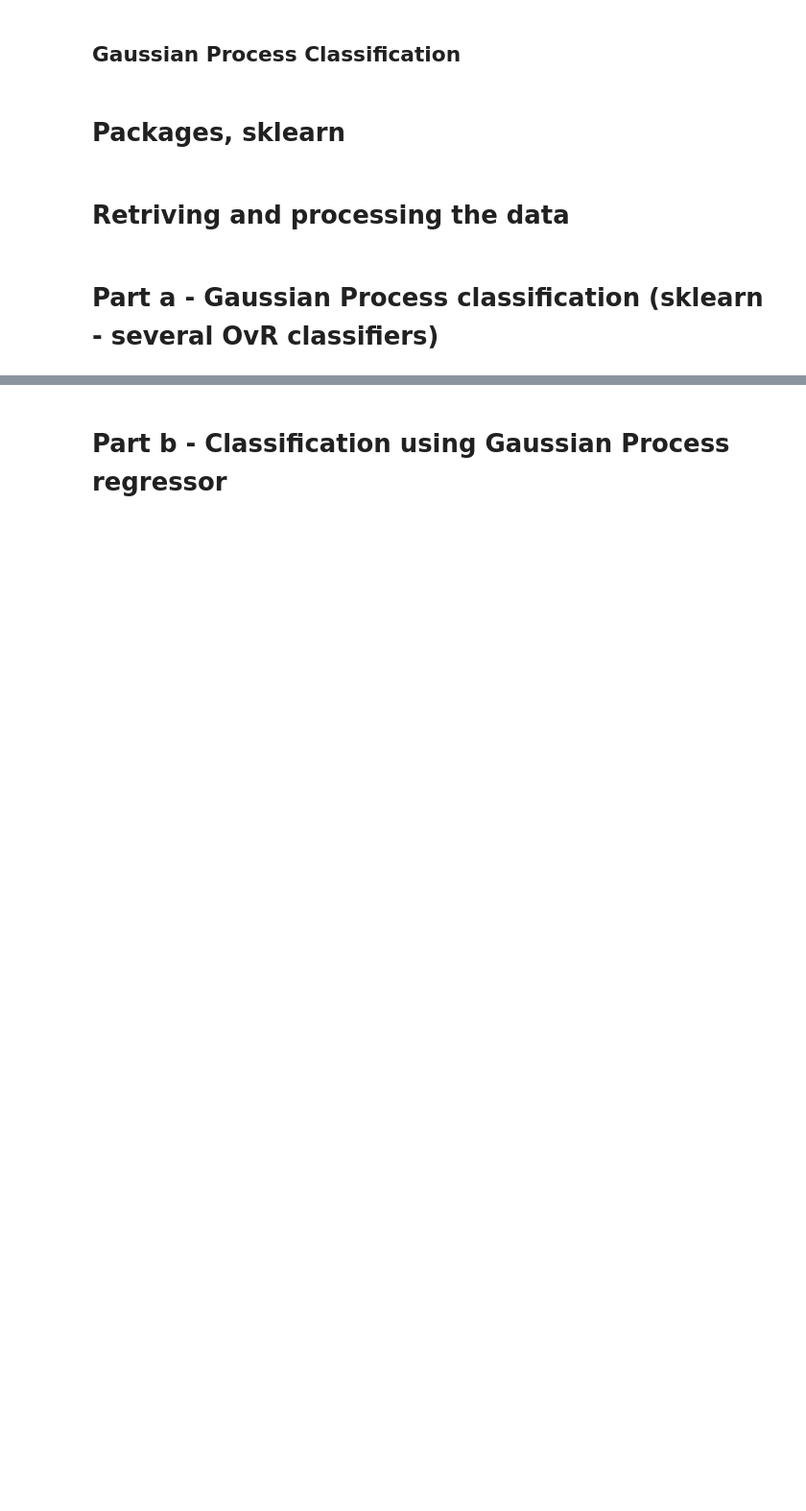
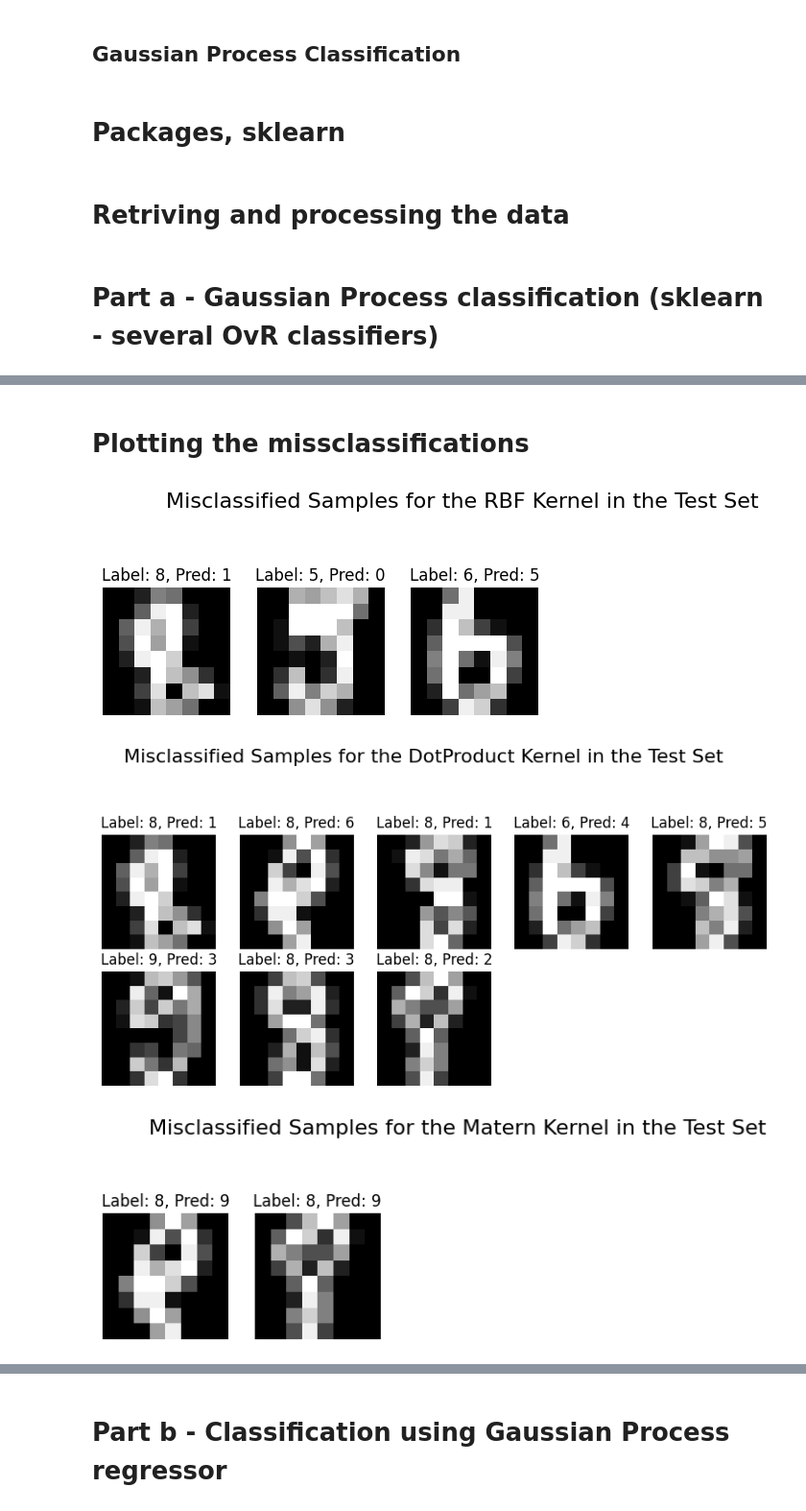
Before and after one commit to AntonVict/Statistical_Machine_Learning_Projects, a Jupyter notebook: Project1/GP/Project_Part2_GP.ipynb, the cells around one changed output, grey strips where cells are left out. Shown at 96% size. Drawn from its saved outputs; the diff is of its cells as text; code cells hidden in the pictures; blank space fills up the shorter version.

```diff
--- a/Project1/GP/Project_Part2_GP.ipynb
+++ b/Project1/GP/Project_Part2_GP.ipynb
@@ -37,12 +34,28 @@ ytest = y[Ntrain:N]
 # %% [markdown]
 # Part a - Gaussian Process classification (sklearn - several OvR classifiers)
 # %%
+N = np.int64(600)
+Ntrain = np.int64(500)
+Ntest = np.int64(100)
+
+Xtrain = X[0:Ntrain-1,:]
+ytrain = y[0:Ntrain-1]
+Xtest = X[Ntrain:N,:]
+ytest = y[Ntrain:N]
+
 kernels = { # Have to pre-define bounds otherwise, sklearn built in optimzier drives the variance to zero.
     "RBF": ConstantKernel (1.0, (1e-2, 1e2)) * RBF(length_scale=10.0, length_scale_bounds=(1e-2, 1e2)),
     "DotProduct": DotProduct(sigma_0=10.0),
     "Matern": ConstantKernel(1.0, (1e1, 1e3)) * Matern(length_scale=1.0, nu=1),
     "RationalQuadratic": RationalQuadratic(),
 }
+
+misclassified_samples = {
+    "train": {},
+    "test": {}
+}
+
+yp_tests = {}
 
 for kernel_name, kernel in kernels.items():
     print(f"Testing kernel: {kernel_name}")
@@ -54,10 +67,17 @@ for kernel_name, kernel in kernels.items():
     train_error_rate = np.mean(np.not_equal(yp_train, ytrain))
     yp_test = gpc.predict(Xtest)
     test_error_rate = np.mean(np.not_equal(yp_test, ytest))
+    yp_tests[kernel_name] = yp_test
 
     # Print results.
     print(f"Training error rate for {kernel_name}: {train_error_rate}")
     print(f"Test error rate for {kernel_name}: {test_error_rate}")
     print("Optimized kernel:", gpc.kernel_, "\n")
+
+    # Find misclassified samples and save them.
+    misclassified_train_indices = np.where(yp_train != ytrain)[0].tolist()
+    misclassified_test_indices = np.where(yp_test != ytest)[0].tolist()
+    misclassified_samples["train"][kernel_name] = misclassified_train_indices
+    misclassified_samples["test"][kernel_name] = misclassified_test_indices
 # %% [output]
 Testing kernel: RBF
@@ -81,0 +102,25 @@ Optimized kernel: CompoundKernel(11.5, 3.6, 11.5, 3.51, 11.5, 3.58, 11.5, 3.57,
+# %% [markdown]
+# Plotting the missclassifications
+# %%
+def plot_misclassified_samples(kernel_name, misclassified_samples, original_indices, yp_test, y_data, Ntrain):
+    # Get the misclassified global indices
+    misclassified_indices_global = [original_indices[Ntrain + idx] for idx in misclassified_samples["test"][kernel_name]]
+
+    # Plot misclassified test images
+    plt.figure(figsize=(10, 10))
+    for i, idx in enumerate(misclassified_indices_global):
+        plt.subplot(5, 5, i + 1)  # Adjust 5,5 for the number of images to display
+        plt.imshow(digits.images[idx], cmap='gray')
+        plt.title(f"Label: {y_data[idx]}, Pred: {yp_test[kernel_name][misclassified_samples['test'][kernel_name][i]]}")
+        plt.axis('off')
+
+    plt.suptitle(f"Misclassified Samples for the {kernel_name} Kernel in the Test Set", fontsize=16)
+    plt.show()
+
+# Plot for all kernels
+for kernel_name, kernel in kernels.items():
+    plot_misclassified_samples(kernel_name, misclassified_samples, original_indices, yp_tests, y_data, Ntrain)
+# %% [output]
+[figure, added]
+[figure, added]
+[figure, added]
```
Also changed, not shown: parts of 10 cells of this notebook, 4 other files.
